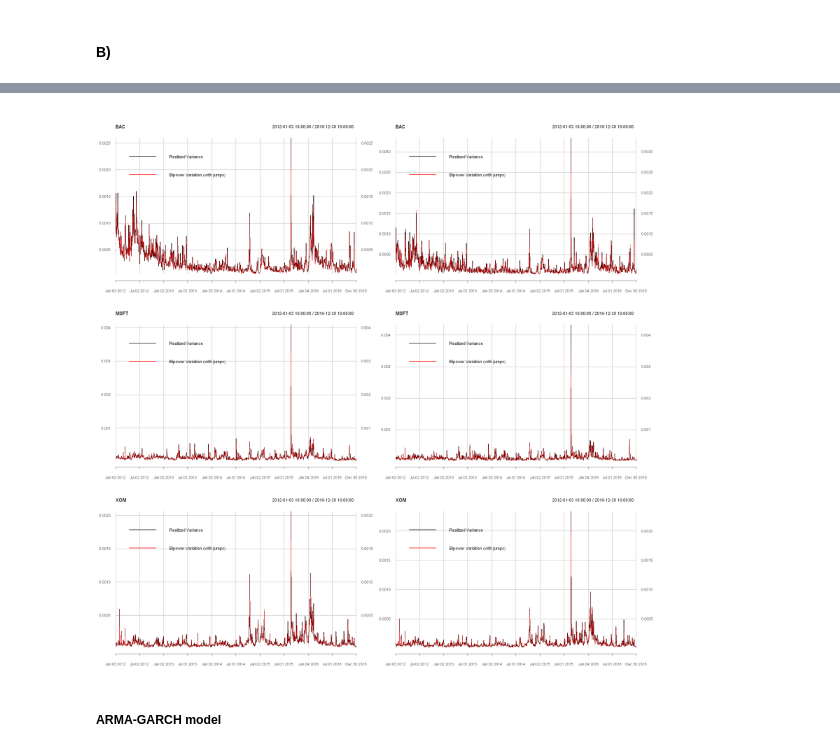
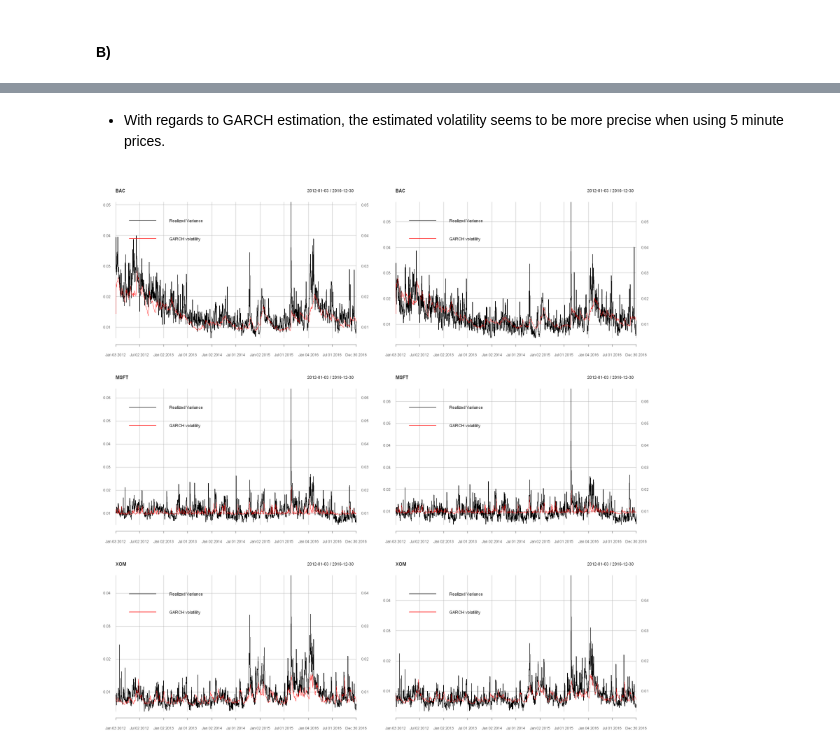
Before and after one commit to JanK0095/Financial-Econometrics-Course-Projects, a Jupyter notebook: HW3/FE1_HW3_Kubal_Mattanelli.ipynb, the cells around one changed output, grey strips where cells are left out. Cells and saved outputs as stored; diff of their text form; code cells hidden in the pictures.

Commit message:
Improving GARCH estimation and finishing 2B

```diff
--- a/HW3/FE1_HW3_Kubal_Mattanelli.ipynb
+++ b/HW3/FE1_HW3_Kubal_Mattanelli.ipynb
@@ -1084,7 +1141,7 @@ for (i in 1:2) {
 The results suggest that the models should be sufficient to remove the dependencies. The GARCH estimation follows.
 # %%
 #Estimating GARCH(1, 1)
-garch_vol_5min <- vector("list", 3) #Empty vector for the estimated volatilities
+garch_models_5min <- vector("list", 3) #Empty vector for the models' outputs
 garchspecBACandMSFT <- ugarchspec(variance.model = list(model = "sGARCH", garchOrder = c(1, 1)), #Saving the specifications since they are shared among the two stocks
                         mean.model = list(armaOrder = c(1, 0), include.mean = TRUE, archm = TRUE, archpow = 1))
 garchspecXOM <- ugarchspec(variance.model = list(model = "sGARCH", garchOrder = c(1, 1)), #Saving the specifications for XOM
@@ -1096,5 +1153,5 @@ for (i in 1:3) {
     } else {
         garchspec <- garchspecBACandMSFT
     }
-    garch_vol_5min[[i]] <- sigma(ugarchfit(garchspec, daily_returns_5min[[i]])) #Estimating GARCH(1, 1) and storing the volatility
+    garch_models_5min[[i]] <- ugarchfit(garchspec, daily_returns_5min[[i]]) #Estimating and storing the results
 }
@@ -1100,0 +1229,6 @@ for (i in 1:3) {
+# %%
+#Estimating GARCH(2, 1) for BAC
+garchspecBAC_new <- ugarchspec(variance.model = list(model = "sGARCH", garchOrder = c(2, 1)), #Saving the new specifications
+                        mean.model = list(armaOrder = c(1, 0), include.mean = TRUE, archm = TRUE, archpow = 1))
+
+garch_models_5min[[1]] <- ugarchfit(garchspecBAC_new, daily_returns_5min[[1]]) #Estimating and storing the results
@@ -1104,7 +1261,7 @@ options(repr.plot.width = 10, repr.plot.height = 20)
 par(mfrow = c(3, 1))
 for (i in 1:3) {
     plot_holder <- plot(sqrt(to.daily(real_var_from_5min_returns[[i]], OHLC = F)), main = stock_names[i])
-    plot_holder <- lines(garch_vol_5min[[i]], col = "red")
+    plot_holder <- lines(sigma(garch_models_5min[[i]]), col = "red")
     plot_holder <- addLegend("topleft", on = 1, legend.names = c("Realized Variance", "GARCH volatility"), col = c("black", "red"), lty = 1, bty = "n", lwd = 2)
     print(plot_holder)
 }
@@ -1121,4 +1295,5 @@ To avoid pointless copy-pasting of previously shown plots and prolonging an alre
 # %%
+#Plotting Realized Variance, Bipower Variation, and MedRV estimator
 options(repr.plot.width = 20, repr.plot.height = 20)
 par(mfcol = c(3, 2))
 for (i in 1:3) { #Looping through the tickers
@@ -1129,7 +1304,7 @@ for (i in 1:3) { #Looping through the tickers
     print(plot_holder)
 }
 for (i in 1:3) { #Looping through the tickers
-    plot_holder <- plot(real_var_from_5min_prices[[i]], main = stock_names[i])
+    plot_holder <- plot(real_var_from_5min_prices[[i]], main = stock_names[i], ylim = c(min(real_var_from_prices[[i]], na.rm = T), max(real_var_from_prices[[i]], na.rm = T)))
     plot_holder <- lines(bpv_5min[[i]], col = "red")
     plot_holder <- lines(medrv_5min[[i]], col = "blue")
     plot_holder <- addLegend("top", on = 1, legend.names = c("Realized Variance", "Bipower Variation", "MedRV"), col = c("black", "red", "blue"), lty = 1, bty = "n", lwd = 2)
@@ -1140,19 +1331,20 @@ for (i in 1:3) { #Looping through the tickers
+# %% [markdown]
+- With regards to GARCH estimation, the estimated volatility seems to be more precise when using 5 minute prices.
 # %%
+#Realized Volatility vs. GARCH volatility
 options(repr.plot.width = 20, repr.plot.height = 20)
 par(mfcol = c(3, 2))
 for (i in 1:3) {
-    plot_holder <- plot(real_var_from_prices[[i]], main = stock_names[i])
-    plot_holder <- lines(bpv[[i]] + jumps_signif[[i]], col = "red")
-    plot_holder <- addLegend("topleft", on = 1, legend.names = c("Realized Variance", "Bipower Variation (with jumps)"), col = c("black", "red"), lty = 1, bty = "n", lwd = 2)
+    plot_holder <- plot(sqrt(to.daily(real_var_from_returns[[i]], OHLC = F)), main = stock_names[i])
+    plot_holder <- lines(sigma(garch_models[[i]]), col = "red")
+    plot_holder <- addLegend("topleft", on = 1, legend.names = c("Realized Variance", "GARCH volatility"), col = c("black", "red"), lty = 1, bty = "n", lwd = 2)
     print(plot_holder)
 }
 for (i in 1:3) {
-    plot_holder <- plot(real_var_from_5min_prices[[i]], main = stock_names[i])
-    plot_holder <- lines(bpv_5min[[i]] + jumps_signif_5min[[i]], col = "red")
-    plot_holder <- addLegend("topleft", on = 1, legend.names = c("Realized Variance", "Bipower Variation (with jumps)"), col = c("black", "red"), lty = 1, bty = "n", lwd = 2)
+    plot_holder <- plot(sqrt(to.daily(real_var_from_5min_returns[[i]], OHLC = F)), main = stock_names[i])
+    plot_holder <- lines(sigma(garch_models_5min[[i]]), col = "red")
+    plot_holder <- addLegend("topleft", on = 1, legend.names = c("Realized Variance", "GARCH volatility"), col = c("black", "red"), lty = 1, bty = "n", lwd = 2)
     print(plot_holder)
 }
 # %% [output]
-[figure, old version]
+[figure, new version]
-# %% [markdown]
-##### ARMA-GARCH model
```
Also changed, not shown: parts of 35 cells of this notebook.
